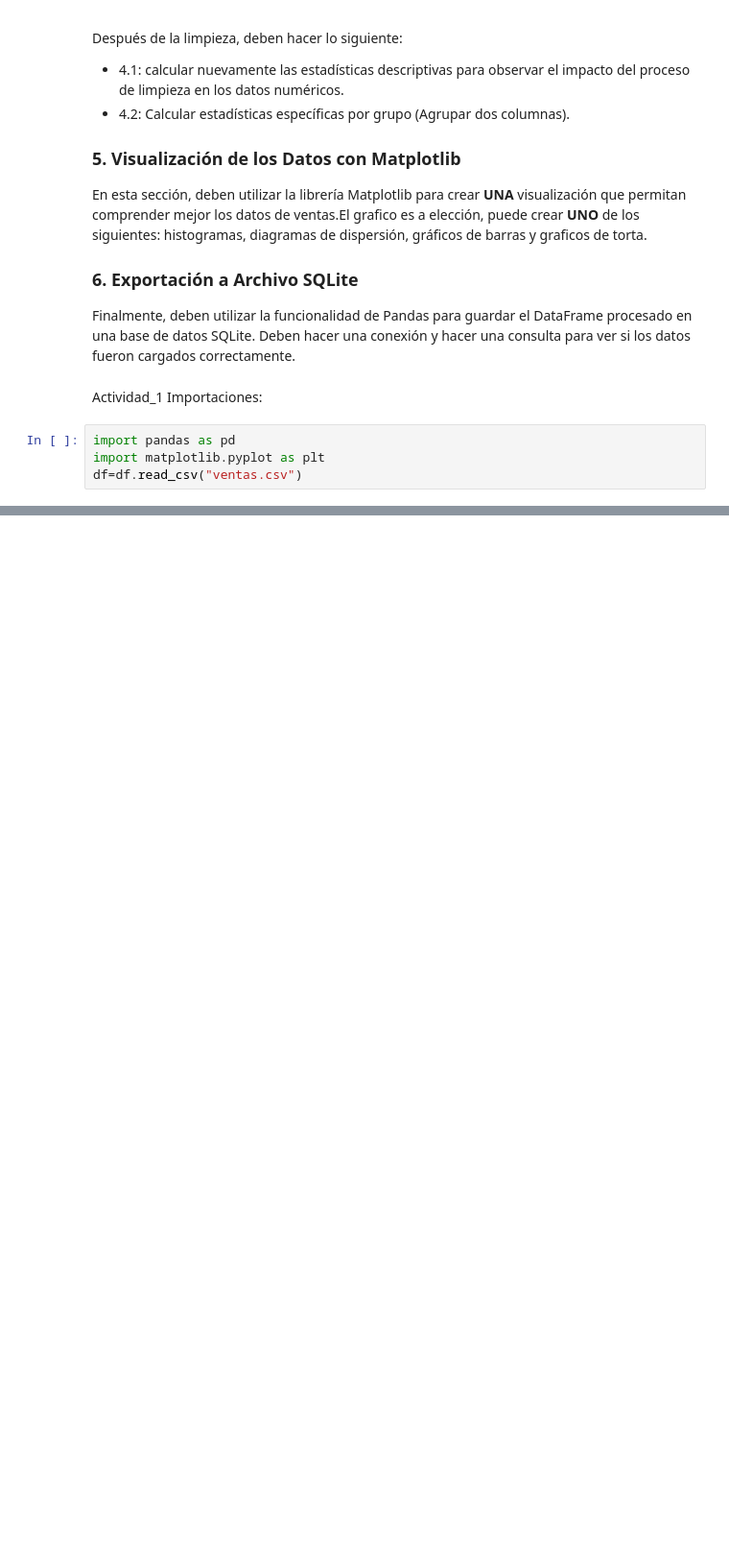
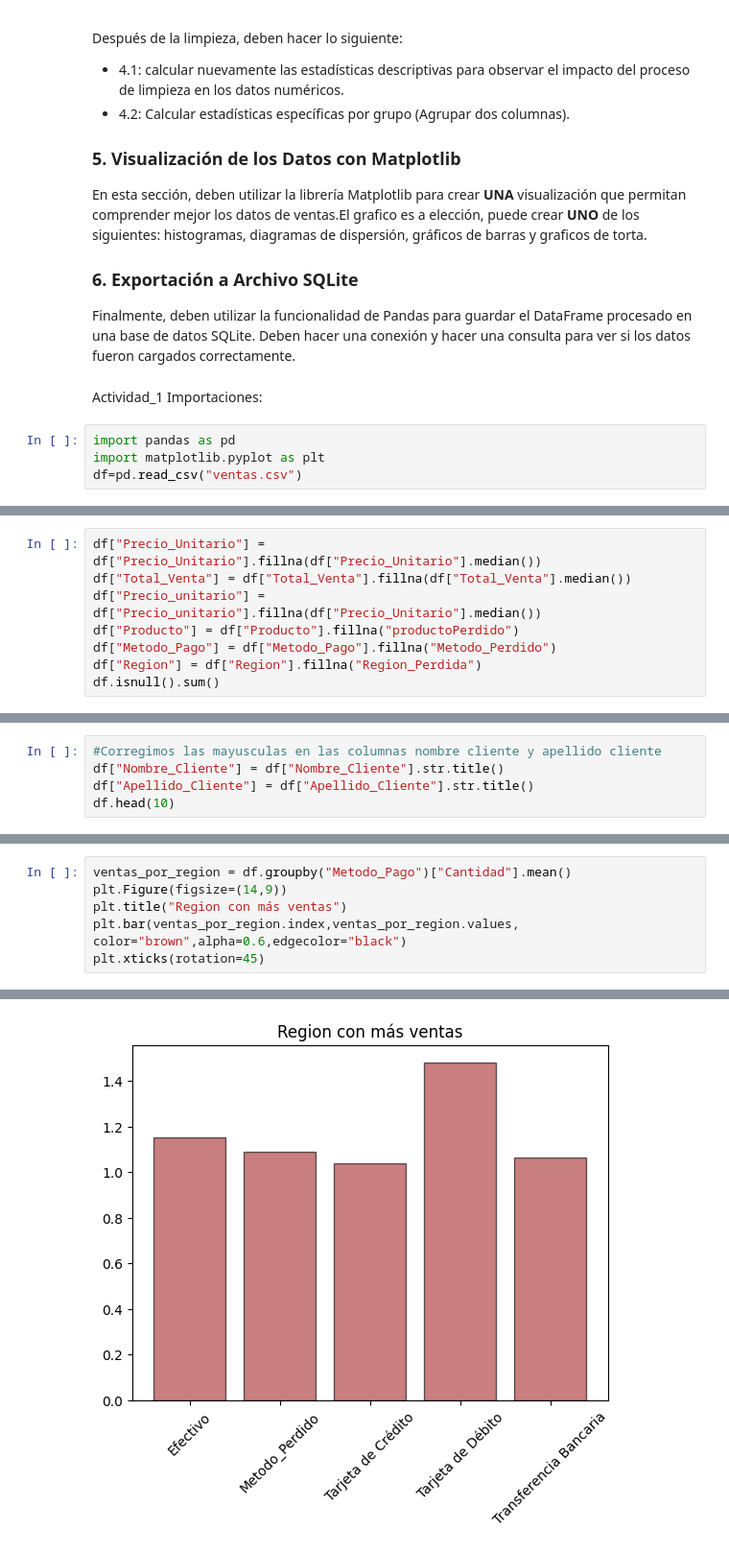
Before and after one commit to geraLv/Parcial_1_PCD_Vega_Gerardo, a Jupyter notebook: main (4).ipynb, the cells around one changed output, grey strips where cells are left out. Shown at 96% size. Saved outputs shown, nothing was run; the diff lists cells and outputs as text; blank space fills up the shorter version.

```diff
--- a/main (4).ipynb
+++ b/main (4).ipynb
@@ -79,4 +79,4 @@ Importaciones:
 # %%
 import pandas as pd
 import matplotlib.pyplot as plt
-df=df.read_csv("ventas.csv")
+df=pd.read_csv("ventas.csv")
@@ -84,0 +155,8 @@ NameError: name 'df' is not defined
+# %%
+df["Precio_Unitario"] = df["Precio_Unitario"].fillna(df["Precio_Unitario"].median())
+df["Total_Venta"] = df["Total_Venta"].fillna(df["Total_Venta"].median())
+df["Precio_unitario"] = df["Precio_unitario"].fillna(df["Precio_Unitario"].median())
+df["Producto"] = df["Producto"].fillna("productoPerdido")
+df["Metodo_Pago"] = df["Metodo_Pago"].fillna("Metodo_Perdido")
+df["Region"] = df["Region"].fillna("Region_Perdida")
+df.isnull().sum()
@@ -84,0 +216,5 @@ NameError: name 'df' is not defined
+# %%
+#Corregimos las mayusculas en las columnas nombre cliente y apellido cliente
+df["Nombre_Cliente"] = df["Nombre_Cliente"].str.title()
+df["Apellido_Cliente"] = df["Apellido_Cliente"].str.title()
+df.head(10)
@@ -84,0 +323,7 @@ NameError: name 'df' is not defined
+# %%
+ventas_por_region = df.groupby("Metodo_Pago")["Cantidad"].mean()
+plt.Figure(figsize=(14,9))
+plt.title("Region con más ventas")
+plt.bar(ventas_por_region.index,ventas_por_region.values, color="brown",alpha=0.6,edgecolor="black")
+plt.xticks(rotation=45)
+# %% [output]
@@ -84,0 +336 @@ NameError: name 'df' is not defined
+[figure, added]
```
Also changed, not shown: parts of 15 cells of this notebook.
